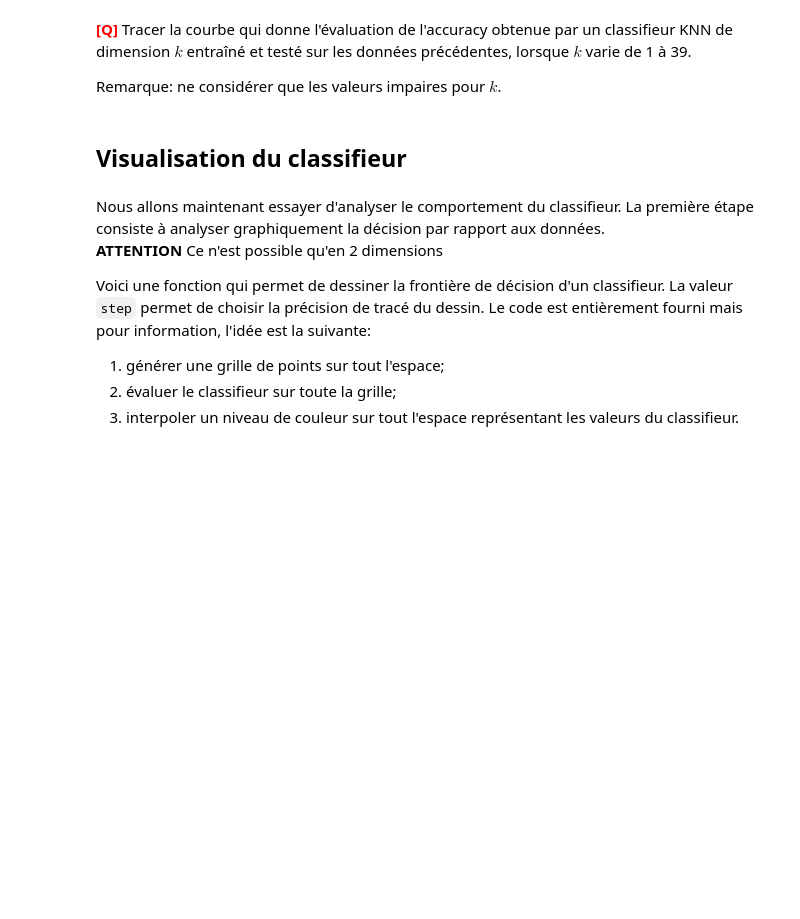
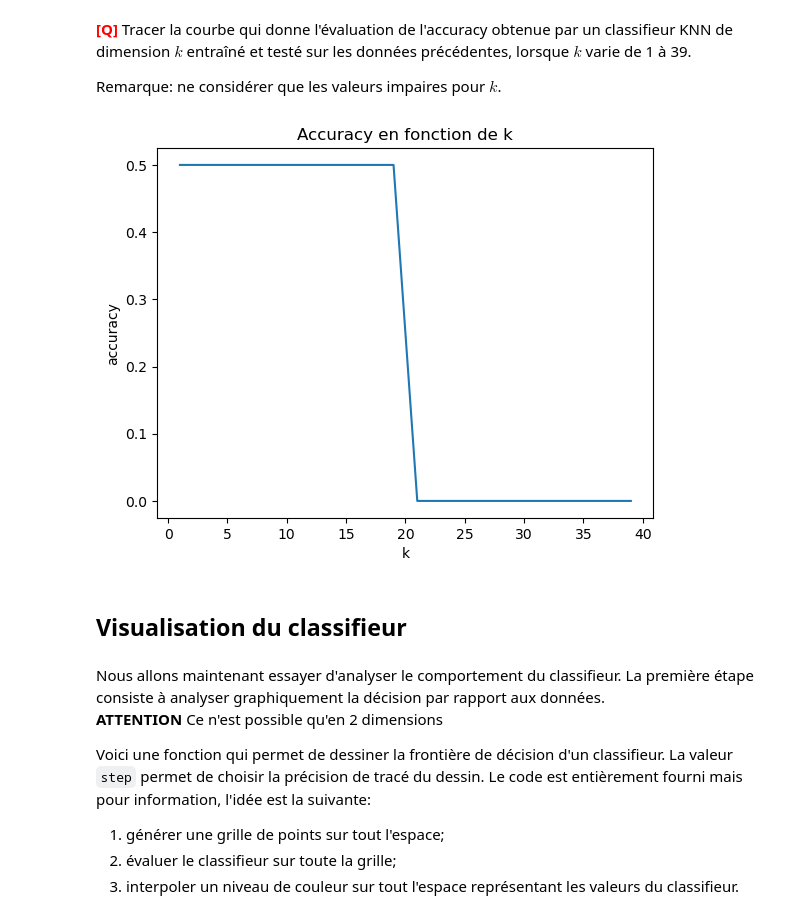
Before and after one commit to vntgogh/SU, a Jupyter notebook: s6/LU3IN026/tme02/tme-02SaadiDitSaada-Harraoui.ipynb, the cells around one changed output. Drawn from its saved outputs; the diff is of its cells as text; code cells hidden in the pictures; blank space fills up the shorter version.

```diff
--- a/s6/LU3IN026/tme02/tme-02SaadiDitSaada-Harraoui.ipynb
+++ b/s6/LU3IN026/tme02/tme-02SaadiDitSaada-Harraoui.ipynb
@@ -718,3 +728,20 @@ plt.show()
+# %%
+# pour mémoriser les accuracies pour chaque k:
+L_accuracies = []
+
+for k in range(1, 40, 2):
+    knn = ClassifierKNN(2, k)
+    knn.train(train_gauss_desc, train_gauss_label)
+    L_accuracies.append(knn.accuracy(train_gauss_desc, train_gauss_label))
+
+# -------------------------------------------------
+plt.plot(list(range(1, 40, 2)), L_accuracies)
+plt.xlabel("k")
+plt.ylabel("accuracy")
+plt.title("Accuracy en fonction de k")
+plt.show()
+# %% [output]
+[figure, added]
 # %% [markdown]
 ## Visualisation du classifieur
 # %% [markdown]
```
Also changed, not shown: parts of 11 cells of this notebook, 2 other files.
